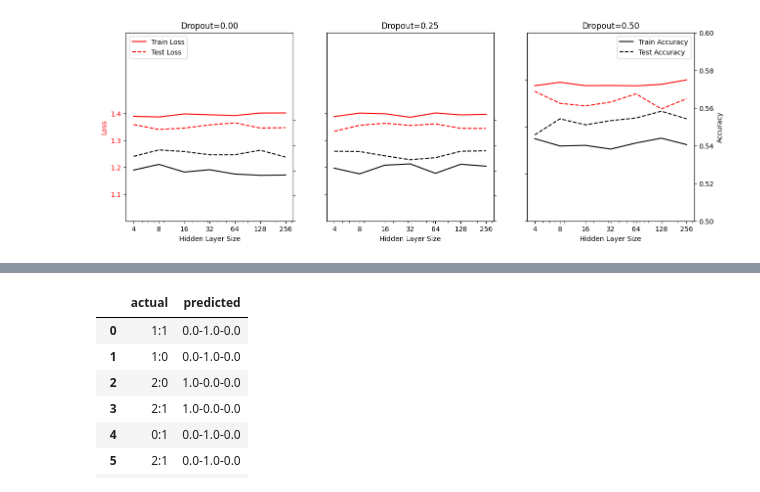
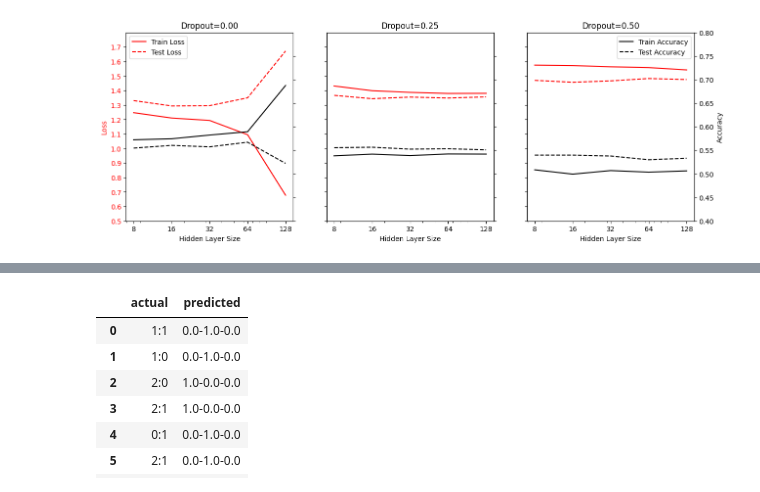
Before and after one commit to s-morten/packing-report, a Jupyter notebook: xT-impact/dnn/nn_lstm.ipynb, the cells around one changed output, grey strips where cells are left out. Saved outputs shown, nothing was run; the diff lists cells and outputs as text; code cells hidden in the pictures.

Commit message:
lstm ensemble

```diff
--- a/xT-impact/dnn/nn_lstm.ipynb
+++ b/xT-impact/dnn/nn_lstm.ipynb
@@ -115,13 +118,15 @@ X = X.reshape((X.shape[0], X.shape[1], 1))
 X.shape
 X_test = X_test.reshape((X_test.shape[0], X_test.shape[1], 1))
 # %%
+dconf1, dconf2 = dropout_conf_3()
+step_size = len(dconf1)
 model = Sequential()
 model.add(InputLayer(input_shape=(14, 1)))
-model.add(Dropout(0.25))
-model.add(LSTM(26))#, input_shape=(14, 1)))
+model.add(ControlledDropoutLayer(dconf1))
+model.add(LSTM(64))
+model.add(ControlledDropoutLayer(dconf2))
 model.add(Dense(2, activation="linear"))
-model.add(ExponentialLayer(2))
 
 model.compile(loss=my_loss, optimizer='adam', metrics=my_acc)
-hist = model.fit(X, y, epochs=100, shuffle=True)
+hist = model.fit(X, y, epochs=50, steps_per_epoch=step_size, shuffle=True)
 # %% [output]
@@ -145,6 +150,6 @@ Epoch 100/100
 # %%
 if False:
-    sizes = [4, 256]
+    sizes = [8, 16, 32, 64, 128]
     dropout = [0, 0.25, 0.5]
     # expo = [True, False]
     run_size = 3
@@ -159,10 +164,9 @@ if False:
             # df_e.append(e)
             model = Sequential()
             model.add(InputLayer(input_shape=(14, 1)))
-            model.add(Dropout(0.25))
-            model.add(LSTM(26))#, input_shape=(14, 1)))
+            model.add(Dropout(d))
+            model.add(LSTM(s))#, input_shape=(14, 1)))
             model.add(Dense(2, activation="linear"))
-            model.add(ExponentialLayer(2))
             # if e:
             #     model.add(ExponentialLayer(2))
 
@@ -212,54 +216,60 @@ if True: # plot mlp size analysis
     auswertung = pd.read_csv("lstm_size.csv", sep=";")
     auswertung = auswertung.sort_values("param_size")
     fig, axs = plt.subplots(1,3, figsize=(15, 5))
+    ##
+    y_lim = [0.5, 1.8]
+    y_lim_acc = [0.4, 0.8]
+    x_ticks_loc = [8, 16, 32, 64, 128]
+    x_ticks_labels = np.array([8, 16, 32, 64, 128]).astype(str)
+    ##
     axs[0].plot(np.array(auswertung[auswertung["dropout"] == 0][["param_size"]]).astype(int), auswertung[auswertung["dropout"] == 0][["train_loss"]], "r-", label='Train Loss')
     axs[0].plot(np.array(auswertung[auswertung["dropout"] == 0][["param_size"]]).astype(int), auswertung[auswertung["dropout"] == 0][["test_loss"]], "r--", label="Test Loss")
     ax0_twin = axs[0].twinx()
     ax0_twin.plot(np.array(auswertung[auswertung["dropout"] == 0][["param_size"]]).astype(int), auswertung[auswertung["dropout"] == 0][["train_acc"]], "k-", label='Train Accuracy')
     ax0_twin.plot(np.array(auswertung[auswertung["dropout"] == 0][["param_size"]]).astype(int), auswertung[auswertung["dropout"] == 0][["test_acc"]], "k--", label="Test Accuracy")
     axs[0].set_xticks(auswertung[auswertung["dropout"] == 0][["param_size"]].values)
-    axs[0].set_ylim([1,1.7])
-    ax0_twin.set_ylim([0.5,0.65])
+    axs[0].set_ylim(y_lim)
+    ax0_twin.set_ylim(y_lim_acc)
     axs[0].legend(loc=2)
     # ax0_twin.legend(loc=1)
     axs[1].plot(np.array(auswertung[auswertung["dropout"] == 0.25][["param_size"]]).astype(int), auswertung[auswertung["dropout"] == 0.25][["train_loss"]], "r-", label='Train Loss')
     axs[1].plot(np.array(auswertung[auswertung["dropout"] == 0.25][["param_size"]]).astype(int), auswertung[auswertung["dropout"] == 0.25][["test_loss"]], "r--", label="Test Loss")
     ax1_twin = axs[1].twinx()
     ax1_twin.plot(np.array(auswertung[auswertung["dropout"] == 0.25][["param_size"]]).astype(int), auswertung[auswertung["dropout"] == 0.25][["train_acc"]], "k-", label='Train Accuracy')
     ax1_twin.plot(np.array(auswertung[auswertung["dropout"] == 0.25][["param_size"]]).astype(int), auswertung[auswertung["dropout"] == 0.25][["test_acc"]], "k--", label="Test Accuracy")
     axs[1].set_xticks(auswertung[auswertung["dropout"] == 0.25][["param_size"]].values)
-    axs[1].set_ylim([1,1.7])
-    ax1_twin.set_ylim([0.5,0.65])
+    axs[1].set_ylim(y_lim)
+    ax1_twin.set_ylim(y_lim_acc)
     #axs[1].legend(loc=2)
     #ax1_twin.legend(loc=1)
     axs[2].plot(np.array(auswertung[auswertung["dropout"] == 0.5][["param_size"]]).astype(int), auswertung[auswertung["dropout"] == 0.5][["train_loss"]], "r-", label='Train Loss')
     axs[2].plot(np.array(auswertung[auswertung["dropout"] == 0.5][["param_size"]]).astype(int), auswertung[auswertung["dropout"] == 0.5][["test_loss"]], "r--", label="Test Loss")
     ax2_twin = axs[2].twinx()
     ax2_twin.plot(np.array(auswertung[auswertung["dropout"] == 0.5][["param_size"]]).astype(int), auswertung[auswertung["dropout"] == 0.5][["train_acc"]], "k-", label='Train Accuracy')
     ax2_twin.plot(np.array(auswertung[auswertung["dropout"] == 0.5][["param_size"]]).astype(int), auswertung[auswertung["dropout"] == 0.5][["test_acc"]], "k--", label="Test Accuracy")
     axs[2].set_xticks(auswertung[auswertung["dropout"] == 0.5][["param_size"]].values)
-    axs[2].set_ylim([1.1,1.5])
-    ax2_twin.set_ylim([0.5,0.6])
+    axs[2].set_ylim(y_lim)
+    ax2_twin.set_ylim(y_lim_acc)
     # axs[2].legend(loc=2)
     ax2_twin.legend(loc=1)
     axs[0].set_xscale("log")
     axs[1].set_xscale("log")
     axs[2].set_xscale("log")
-    axs[0].set_xticks([4, 8, 16, 32, 64, 128, 256], ["4", "8", "16", "32", "64", "128", "256"])
-    axs[1].set_xticks([4, 8, 16, 32, 64, 128, 256], ["4", "8", "16", "32", "64", "128", "256"])
-    axs[2].set_xticks([4, 8, 16, 32, 64, 128, 256], ["4", "8", "16", "32", "64", "128", "256"])
-    axs[1].set_yticks(np.arange(1.1,1.5,0.1),[])
-    ax1_twin.set_yticks(np.arange(0.5,0.6,0.02),[])
-    ax0_twin.set_yticks(np.arange(0.5,0.6,0.02),[])
-    axs[2].set_yticks(np.arange(1.1,1.5,0.1),[])
+    axs[0].set_xticks(x_ticks_loc, x_ticks_labels)
+    axs[1].set_xticks(x_ticks_loc, x_ticks_labels)
+    axs[2].set_xticks(x_ticks_loc, x_ticks_labels)
+    axs[1].set_yticks(np.arange(*y_lim,0.1),[])
+    ax1_twin.set_yticks(np.arange(*y_lim_acc,0.05),[])
+    ax0_twin.set_yticks(np.arange(*y_lim_acc,0.05),[])
+    axs[2].set_yticks(np.arange(*y_lim,0.1),[])
     axs[0].set_title("Dropout=0.00")
     axs[1].set_title("Dropout=0.25")
     axs[2].set_title("Dropout=0.50")
-    axs[0].set_yticks(np.arange(1.1,1.5,0.1),np.around(np.arange(1.1,1.5,0.1),2).astype(str),color="r")
+    axs[0].set_yticks(np.arange(*y_lim,0.1),np.around(np.arange(*y_lim,0.1),2).astype(str),color="r")
     axs[0].set_ylabel("Loss", color="r")
     ax2_twin.set_ylabel("Accuracy")
     axs[0].set_xlabel("Hidden Layer Size")
     axs[1].set_xlabel("Hidden Layer Size")
     axs[2].set_xlabel("Hidden Layer Size")
 # %% [output]
-[figure, old version]
+[figure, new version]
```
Also changed, not shown: parts of 18 cells of this notebook, 2 other files.
